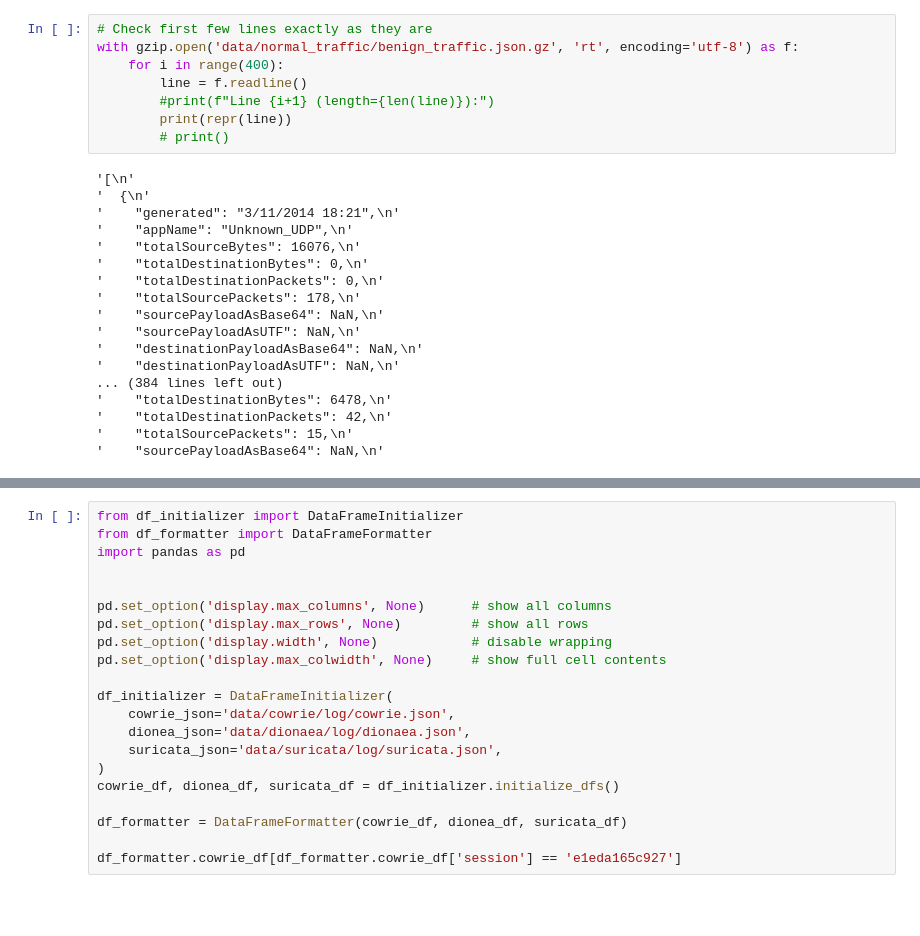
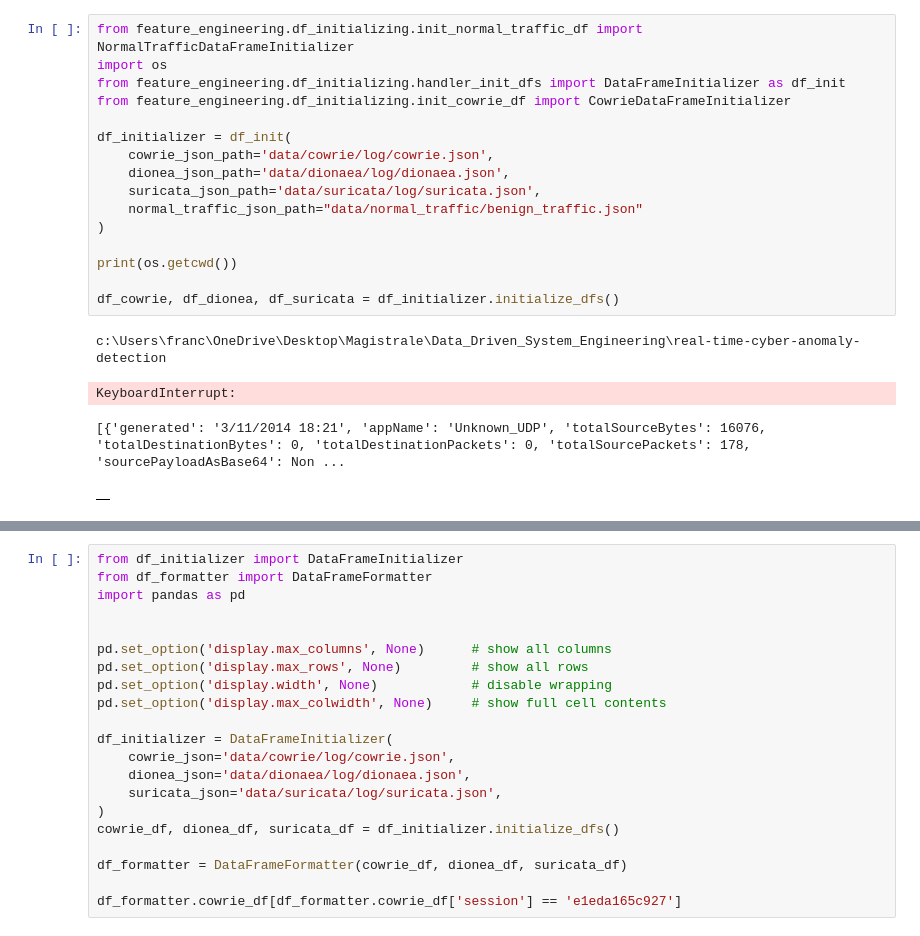
Before and after one commit to francescacraievich/real-time-cyber-anomaly-detection, a Jupyter notebook: df_summary.ipynb, the cells around one changed output, grey strips where cells are left out. Saved outputs shown, nothing was run; the diff lists cells and outputs as text; blank space fills up the shorter version.

Commit message:
fix initialization df_normal_traffic

```diff
--- a/df_summary.ipynb
+++ b/df_summary.ipynb
@@ -47,26 +1,23 @@ KeyboardInterrupt:
+# %%
+from feature_engineering.df_initializing.init_normal_traffic_df import NormalTrafficDataFrameInitializer
+import os
+from feature_engineering.df_initializing.handler_init_dfs import DataFrameInitializer as df_init
+from feature_engineering.df_initializing.init_cowrie_df import CowrieDataFrameInitializer
+
+df_initializer = df_init(
+    cowrie_json_path='data/cowrie/log/cowrie.json',
+    dionea_json_path='data/dionaea/log/dionaea.json',
+    suricata_json_path='data/suricata/log/suricata.json',
+    normal_traffic_json_path="data/normal_traffic/benign_traffic.json"
+)
+
+print(os.getcwd())
+
+df_cowrie, df_dionea, df_suricata = df_initializer.initialize_dfs()
+# %% [output]
+c:\Users\franc\OneDrive\Desktop\Magistrale\Data_Driven_System_Engineering\real-time-cyber-anomaly-detection
+KeyboardInterrupt:
 # %%
-# Check first few lines exactly as they are
-with gzip.open('data/normal_traffic/benign_traffic.json.gz', 'rt', encoding='utf-8') as f:
-    for i in range(400):
-        line = f.readline()
-        #print(f"Line {i+1} (length={len(line)}):")
-        print(repr(line))
-        # print()
 # %% [output]
-'[\n'
-'  {\n'
-'    "generated": "3/11/2014 18:21",\n'
-'    "appName": "Unknown_UDP",\n'
-'    "totalSourceBytes": 16076,\n'
-'    "totalDestinationBytes": 0,\n'
-'    "totalDestinationPackets": 0,\n'
-'    "totalSourcePackets": 178,\n'
-'    "sourcePayloadAsBase64": NaN,\n'
-'    "sourcePayloadAsUTF": NaN,\n'
-'    "destinationPayloadAsBase64": NaN,\n'
-'    "destinationPayloadAsUTF": NaN,\n'
-... (384 lines left out)
-'    "totalDestinationBytes": 6478,\n'
-'    "totalDestinationPackets": 42,\n'
-'    "totalSourcePackets": 15,\n'
-'    "sourcePayloadAsBase64": NaN,\n'
+[{'generated': '3/11/2014 18:21', 'appName': 'Unknown_UDP', 'totalSourceBytes': 16076, 'totalDestinationBytes': 0, 'totalDestinationPackets': 0, 'totalSourcePackets': 178, 'sourcePayloadAsBase64': Non ...
+|  |
```
Also changed, not shown: parts of 2 cells of this notebook, 7 other files.
